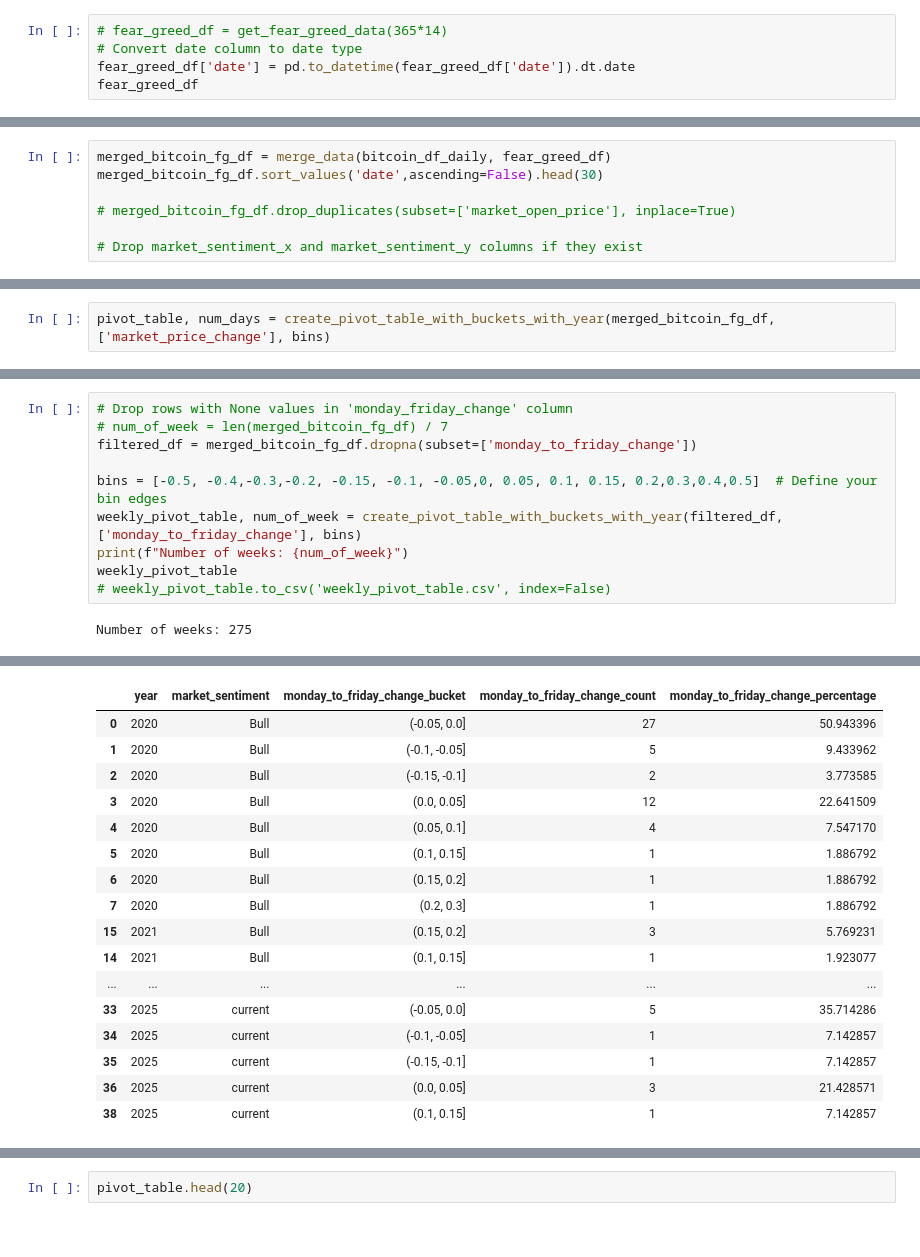
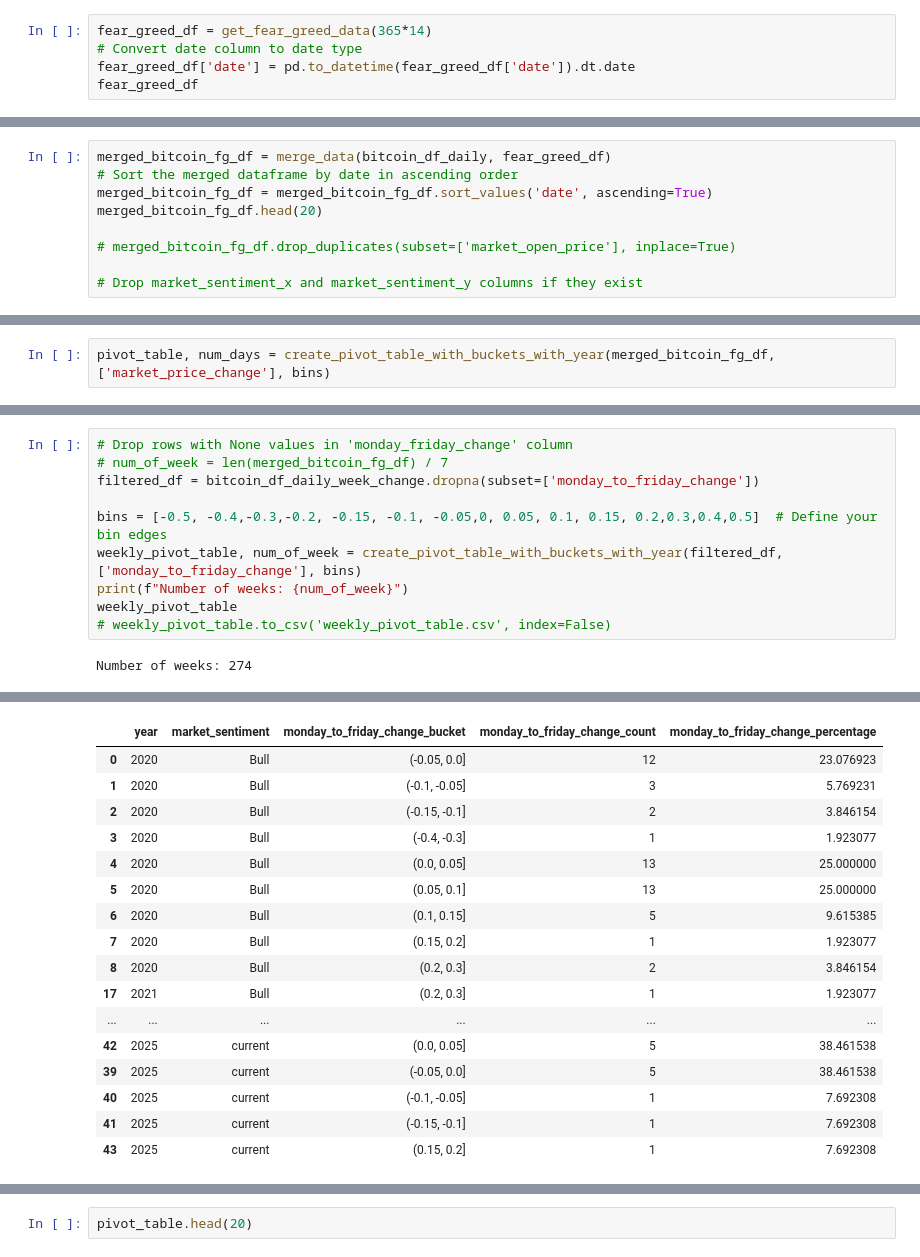
Before and after one commit to yangforbig/Crypto-Fear-Greed-Index-Graph, a Jupyter notebook: script/stream_data.ipynb, the cells around one changed output, grey strips where cells are left out. Cells and saved outputs as stored; diff of their text form.

```diff
--- a/script/stream_data.ipynb
+++ b/script/stream_data.ipynb
@@ -509,7 +509,7 @@ bitcoin_df_daily.head(2)
 | 0 | 2025-04-10 | 81696.952495 | 2025-04-10 09:30:00 | 79555.613960 | 2025-04-10 16:00:00 | 80709.979660 | ... |
 | 1 | 2025-04-09 | 76789.077850 | 2025-04-09 09:30:00 | 82047.676938 | 2025-04-09 16:00:00 | 79486.938194 | ... |
 # %%
-# fear_greed_df = get_fear_greed_data(365*14)
+fear_greed_df = get_fear_greed_data(365*14)
 # Convert date column to date type
 fear_greed_df['date'] = pd.to_datetime(fear_greed_df['date']).dt.date
 fear_greed_df
@@ -534,7 +534,9 @@ def merge_data(fear_greed_df, coin_df):
     return merged_df
 # %%
 merged_bitcoin_fg_df = merge_data(bitcoin_df_daily, fear_greed_df)
-merged_bitcoin_fg_df.sort_values('date',ascending=False).head(30)
+# Sort the merged dataframe by date in ascending order
+merged_bitcoin_fg_df = merged_bitcoin_fg_df.sort_values('date', ascending=True)
+merged_bitcoin_fg_df.head(20)
 
 # merged_bitcoin_fg_df.drop_duplicates(subset=['market_open_price'], inplace=True)
 
@@ -1038,39 +1143,39 @@ for i in range(len(merged_bitcoin_fg_df) - 4):
 # %%
 # Drop rows with None values in 'monday_friday_change' column
 # num_of_week = len(merged_bitcoin_fg_df) / 7
-filtered_df = merged_bitcoin_fg_df.dropna(subset=['monday_to_friday_change'])
+filtered_df = bitcoin_df_daily_week_change.dropna(subset=['monday_to_friday_change'])
 
 bins = [-0.5, -0.4,-0.3,-0.2, -0.15, -0.1, -0.05,0, 0.05, 0.1, 0.15, 0.2,0.3,0.4,0.5]  # Define your bin edges
 weekly_pivot_table, num_of_week = create_pivot_table_with_buckets_with_year(filtered_df, ['monday_to_friday_change'], bins)
 print(f"Number of weeks: {num_of_week}")
 weekly_pivot_table
 # weekly_pivot_table.to_csv('weekly_pivot_table.csv', index=False)
 # %% [output]
-Number of weeks: 275
+Number of weeks: 274
 A value is trying to be set on a copy of a slice from a DataFrame.
 Try using .loc[row_indexer,col_indexer] = value instead
 
 See the caveats in the documentation: https://pandas.pydata.org/pandas-docs/stable/user_guide/indexing.html#returning-a-view-versus-a-copy
   df[f'{column}_bucket'] = pd.cut(df[column], bins=bins, include_lowest=True)
 A value is trying to be set on a copy of a slice from a DataFrame.
 Try using .loc[row_indexer,col_indexer] = value instead
 
 See the caveats in the documentation: https://pandas.pydata.org/pandas-docs/stable/user_guide/indexing.html#returning-a-view-versus-a-copy
   df[f'{column}_bucket'] = df[f'{column}_bucket'].astype(str)
 |  | year | market_sentiment | monday_to_friday_change_bucket | monday_to_friday_change_count | monday_to_friday_change_percentage |
-| 0 | 2020 | Bull | (-0.05, 0.0] | 27 | 50.943396 |
-| 1 | 2020 | Bull | (-0.1, -0.05] | 5 | 9.433962 |
-| 2 | 2020 | Bull | (-0.15, -0.1] | 2 | 3.773585 |
-| 3 | 2020 | Bull | (0.0, 0.05] | 12 | 22.641509 |
-| 4 | 2020 | Bull | (0.05, 0.1] | 4 | 7.547170 |
-| 5 | 2020 | Bull | (0.1, 0.15] | 1 | 1.886792 |
-| 6 | 2020 | Bull | (0.15, 0.2] | 1 | 1.886792 |
-| 7 | 2020 | Bull | (0.2, 0.3] | 1 | 1.886792 |
-| 15 | 2021 | Bull | (0.15, 0.2] | 3 | 5.769231 |
-| 14 | 2021 | Bull | (0.1, 0.15] | 1 | 1.923077 |
+| 0 | 2020 | Bull | (-0.05, 0.0] | 12 | 23.076923 |
+| 1 | 2020 | Bull | (-0.1, -0.05] | 3 | 5.769231 |
+| 2 | 2020 | Bull | (-0.15, -0.1] | 2 | 3.846154 |
+| 3 | 2020 | Bull | (-0.4, -0.3] | 1 | 1.923077 |
+| 4 | 2020 | Bull | (0.0, 0.05] | 13 | 25.000000 |
+| 5 | 2020 | Bull | (0.05, 0.1] | 13 | 25.000000 |
+| 6 | 2020 | Bull | (0.1, 0.15] | 5 | 9.615385 |
+| 7 | 2020 | Bull | (0.15, 0.2] | 1 | 1.923077 |
+| 8 | 2020 | Bull | (0.2, 0.3] | 2 | 3.846154 |
+| 17 | 2021 | Bull | (0.2, 0.3] | 1 | 1.923077 |
 | ... | ... | ... | ... | ... | ... |
-| 33 | 2025 | current | (-0.05, 0.0] | 5 | 35.714286 |
-| 34 | 2025 | current | (-0.1, -0.05] | 1 | 7.142857 |
-| 35 | 2025 | current | (-0.15, -0.1] | 1 | 7.142857 |
-| 36 | 2025 | current | (0.0, 0.05] | 3 | 21.428571 |
-| 38 | 2025 | current | (0.1, 0.15] | 1 | 7.142857 |
+| 42 | 2025 | current | (0.0, 0.05] | 5 | 38.461538 |
+| 39 | 2025 | current | (-0.05, 0.0] | 5 | 38.461538 |
+| 40 | 2025 | current | (-0.1, -0.05] | 1 | 7.692308 |
+| 41 | 2025 | current | (-0.15, -0.1] | 1 | 7.692308 |
+| 43 | 2025 | current | (0.15, 0.2] | 1 | 7.692308 |
```
Also changed, not shown: parts of 18 cells of this notebook.
